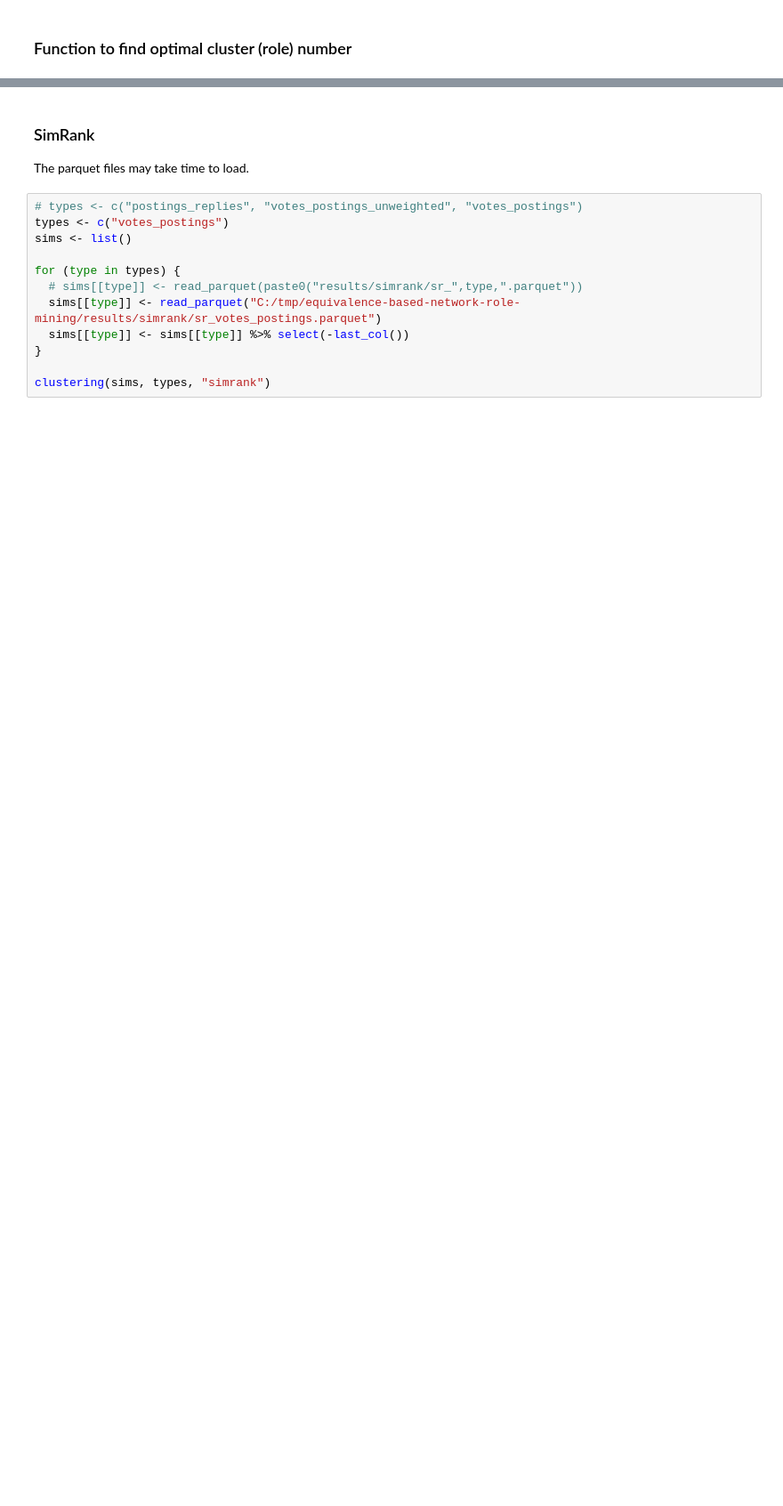
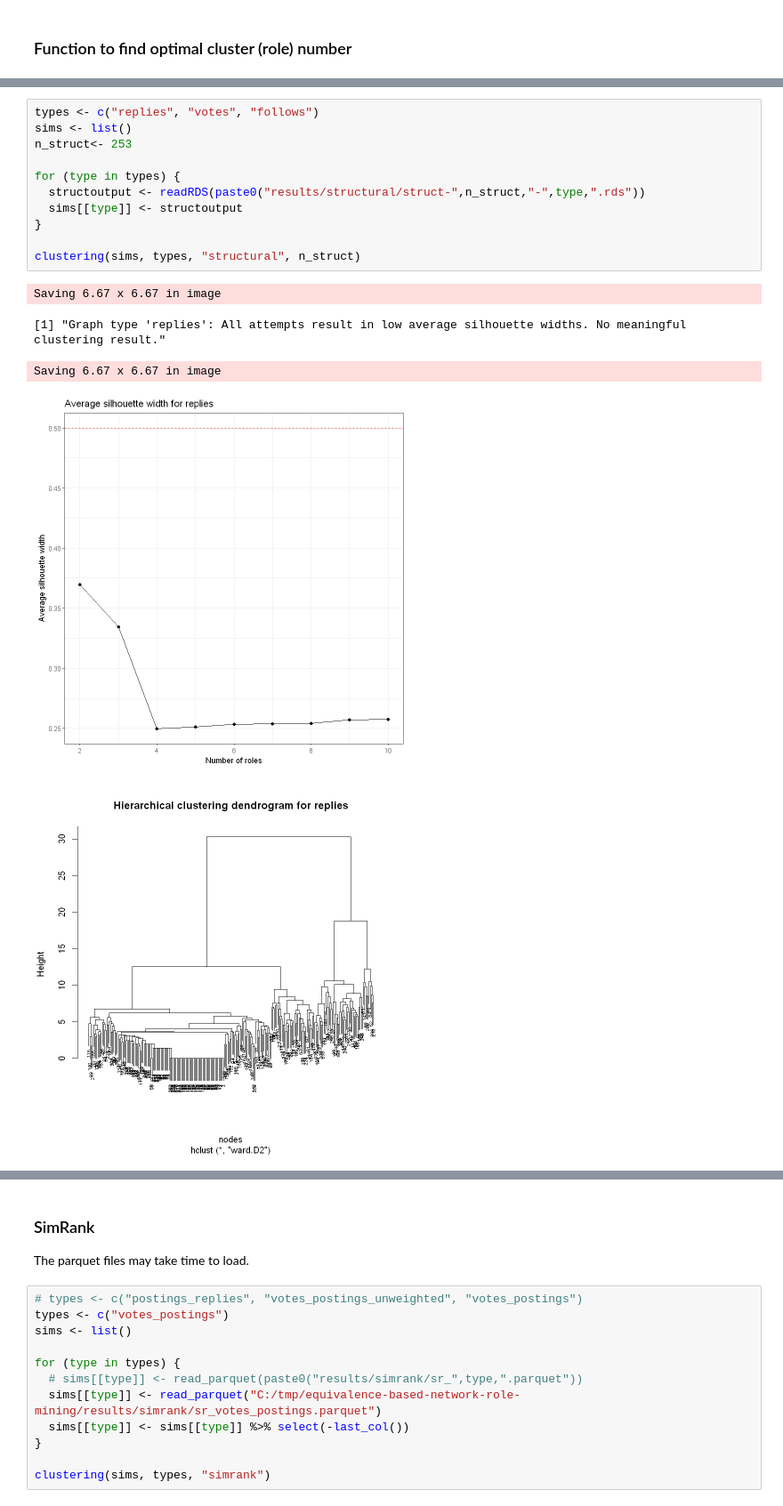
Before and after one commit to babiyivan/network-role-mining, a Jupyter notebook: clustering.ipynb, the cells around one changed output, grey strips where cells are left out. Shown: that part at 89% size. Saved outputs shown, nothing was run; the diff lists cells and outputs as text; blank space fills up the shorter version.

```diff
--- a/clustering.ipynb
+++ b/clustering.ipynb
@@ -102,0 +147,17 @@ clustering <- function(sims, type, algo) {
+# %%
+types <- c("replies", "votes", "follows")
+sims <- list()
+n_struct<- 253
+
+for (type in types) {
+  structoutput <- readRDS(paste0("results/structural/struct-",n_struct,"-",type,".rds"))
+  sims[[type]] <- structoutput
+}
+
+clustering(sims, types, "structural", n_struct)
+# %% [output]
+Saving 6.67 x 6.67 in image
+[1] "Graph type 'replies': All attempts result in low average silhouette widths. No meaningful clustering result."
+Saving 6.67 x 6.67 in image
+[figure, added]
+[figure, added]
```
Also changed, not shown: parts of 9 cells of this notebook.
